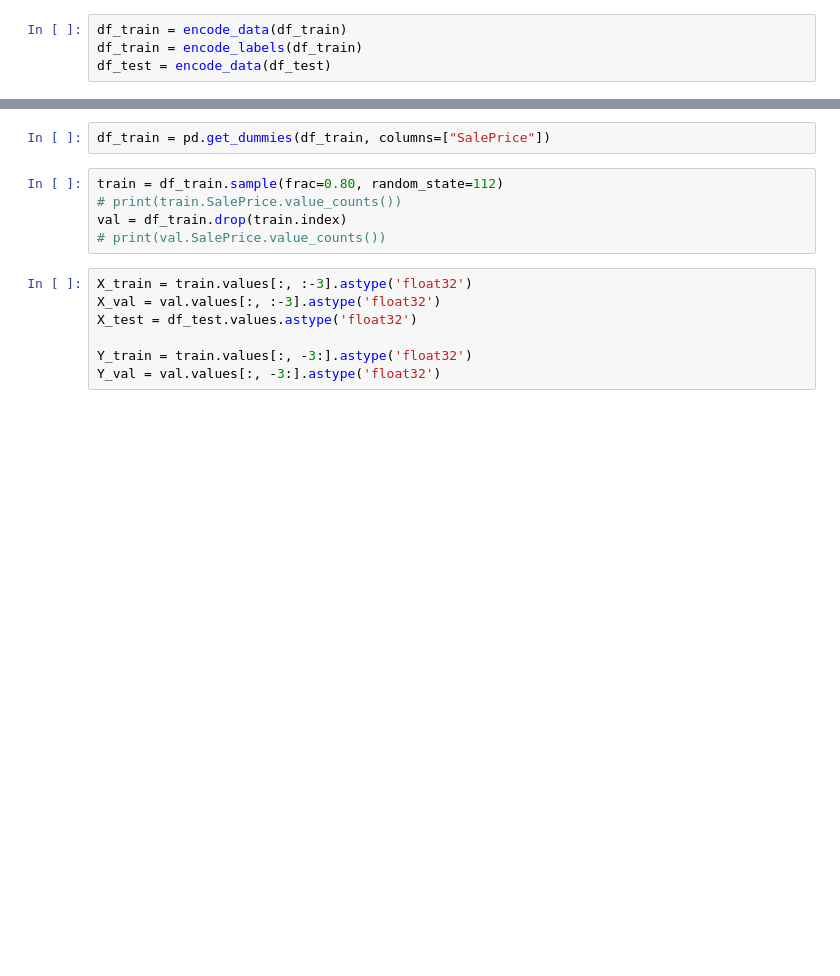
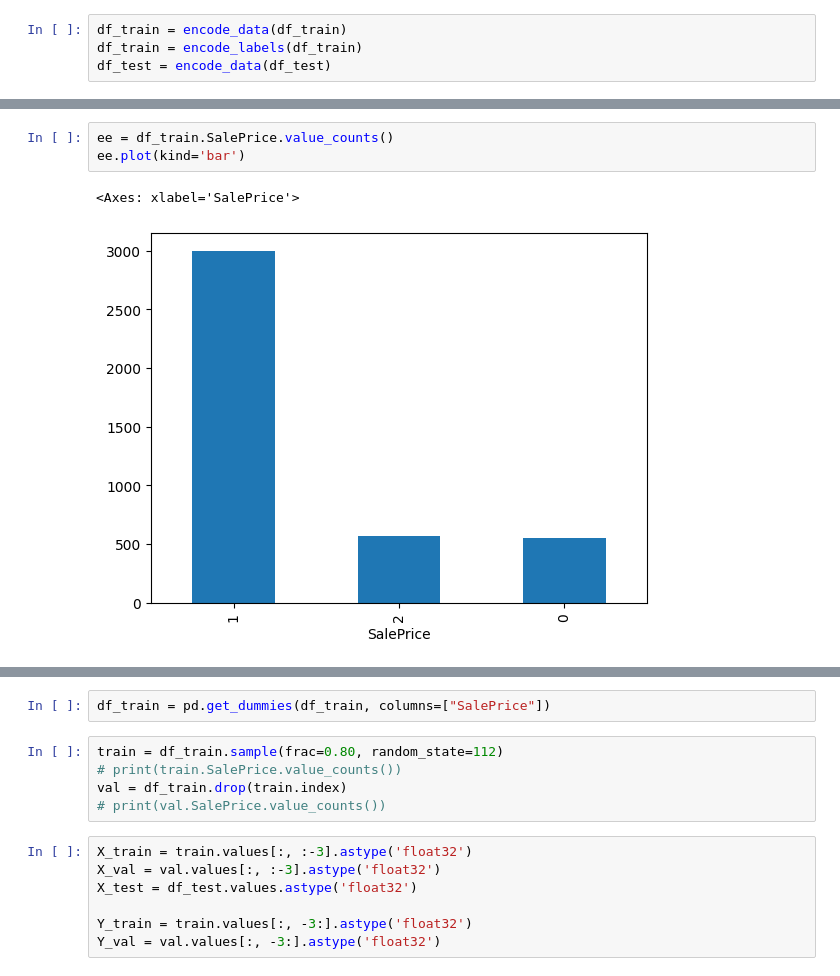
Before and after one commit to P1X2/SSNE2_UnbalancedData, a Jupyter notebook: Model.ipynb, the cells around one changed output, grey strips where cells are left out. Cells and saved outputs as stored; diff of their text form; blank space fills up the shorter version.

```diff
--- a/Model.ipynb
+++ b/Model.ipynb
@@ -59,0 +69,6 @@ Name: count, dtype: int64
+# %%
+ee = df_train.SalePrice.value_counts()
+ee.plot(kind='bar')
+# %% [output]
+<Axes: xlabel='SalePrice'>
+[figure, added]
```
Also changed, not shown: parts of 7 cells of this notebook.
